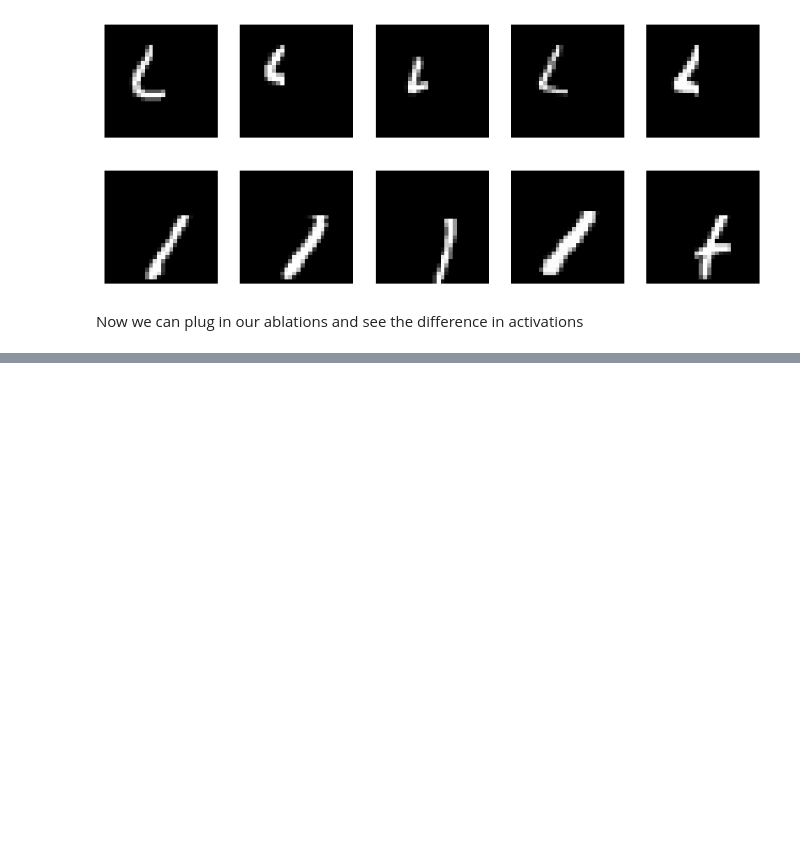
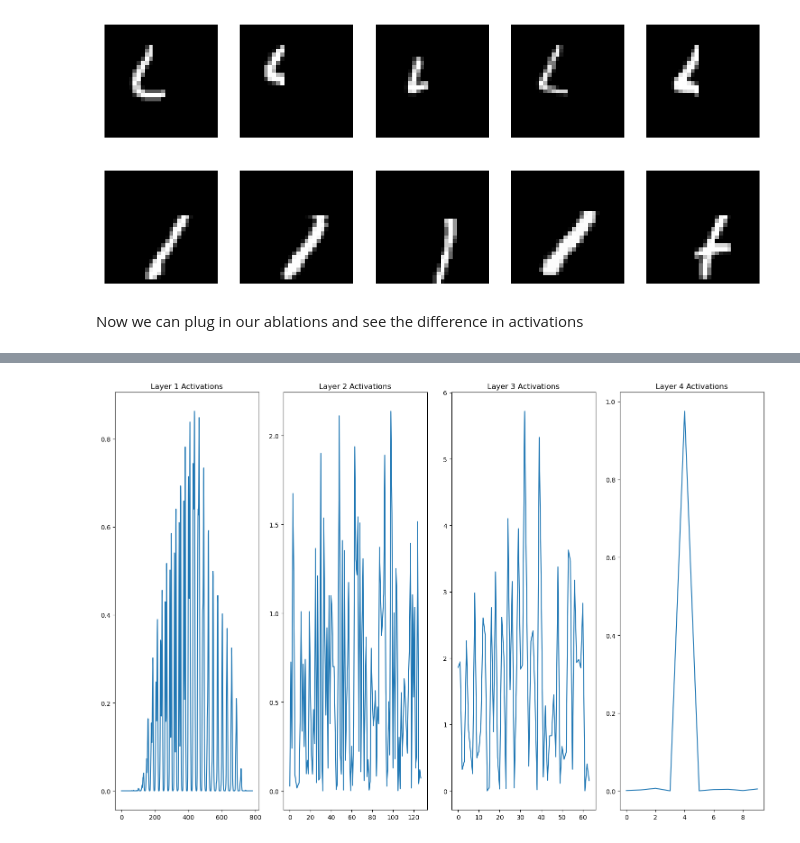
Before and after one commit to RyanLagasse/Learning-Feature-Activations, a Jupyter notebook: [0] FinalPhantom.ipynb, the cells around one changed output, grey strips where cells are left out. Cells and saved outputs as stored; diff of their text form; code cells hidden in the pictures; blank space fills up the shorter version.

```diff
--- a/[0] FinalPhantom.ipynb
+++ b/[0] FinalPhantom.ipynb
@@ -344,0 +362,18 @@ Epoch 5/5
+# %%
+(x_train, y_train), (x_test, y_test) = mnist.load_data()
+
+# Preprocess the data
+x_train, y_train, x_test, y_test = preprocess_data(x_train, y_train, x_test, y_test)
+
+# Create an instance of the MLPModel
+mlp_model = MLPModel(input_shape=(784,), num_classes=10)
+
+# Train the model
+mlp_model.train(x_train, y_train)
+
+# Compute neuron activations
+neuron_activation_computer = NeuronActivationComputer(mlp_model.model, x_test, y_test)
+layer_activations = neuron_activation_computer.compute_activations()
+# neuron_activation_computer.visualize_activations_for_layer(2)
+neuron_activation_computer.visualize_activations_for_single_label(4)
+# %% [output]
@@ -344,0 +398 @@ Epoch 5/5
+[figure, added]
```
Also changed, not shown: parts of 5 cells of this notebook, 3 other files.
